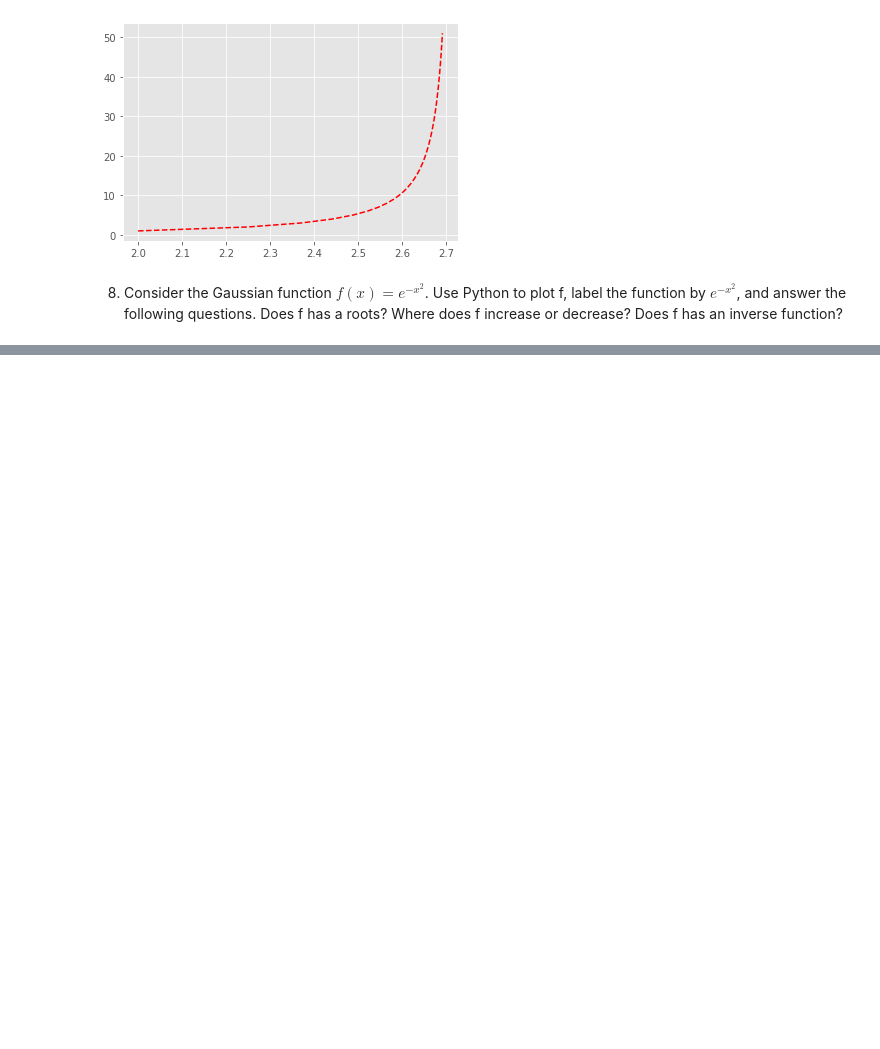
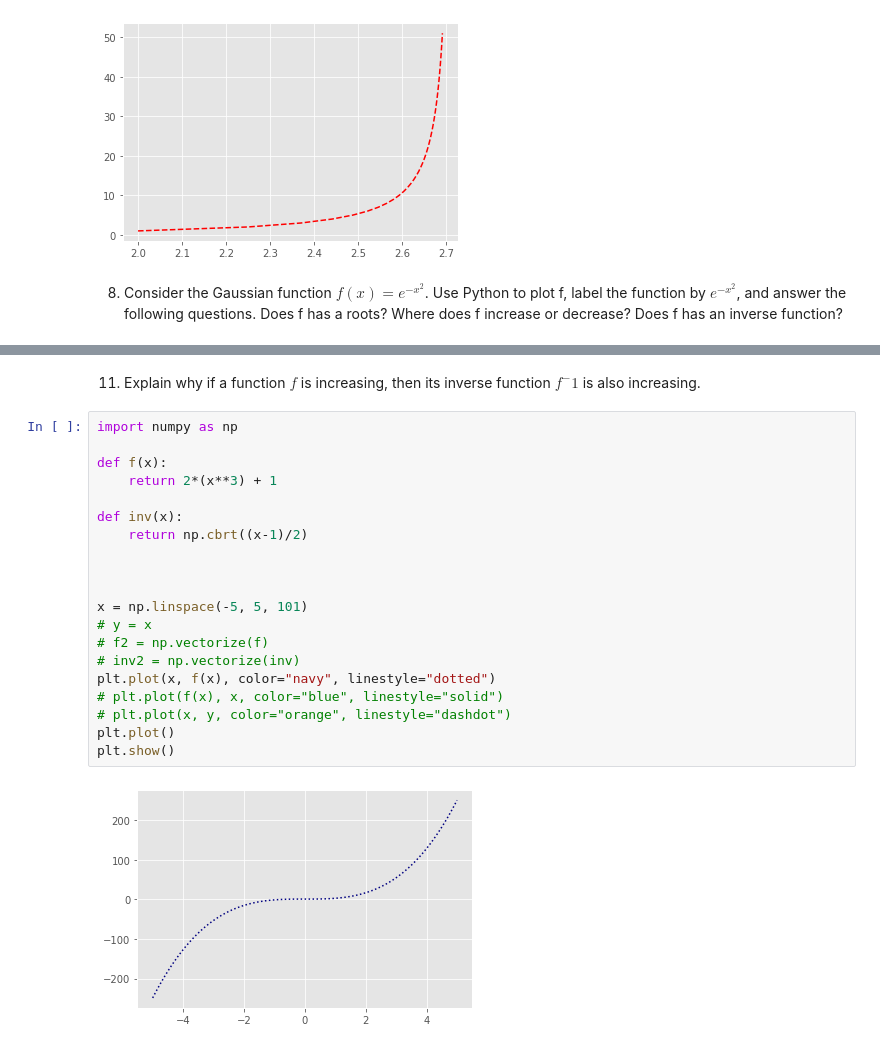
Before and after one commit to the-ben-borg/bloom-dse, a Jupyter notebook: linear-algebra/DSE-LinearAlgebra-Assignment3_Functions.ipynb, the cells around one changed output, grey strips where cells are left out. Saved outputs shown, nothing was run; the diff lists cells and outputs as text; blank space fills up the shorter version.

```diff
--- a/linear-algebra/DSE-LinearAlgebra-Assignment3_Functions.ipynb
+++ b/linear-algebra/DSE-LinearAlgebra-Assignment3_Functions.ipynb
@@ -117,0 +140,24 @@ plt.show()
+# %% [markdown]
+11. Explain why if a function $f$ is increasing, then its inverse function $f^-1$ is also increasing.
+# %%
+import numpy as np
+
+def f(x):
+    return 2*(x**3) + 1
+
+def inv(x):
+    return np.cbrt((x-1)/2)
+
+
+
+x = np.linspace(-5, 5, 101)
+# y = x
+# f2 = np.vectorize(f)
+# inv2 = np.vectorize(inv)
+plt.plot(x, f(x), color="navy", linestyle="dotted")
+# plt.plot(f(x), x, color="blue", linestyle="solid")
+# plt.plot(x, y, color="orange", linestyle="dashdot")
+plt.plot()
+plt.show()
+# %% [output]
+[figure, added]
```
Also changed, not shown: parts of 11 cells of this notebook, 1 other file.
